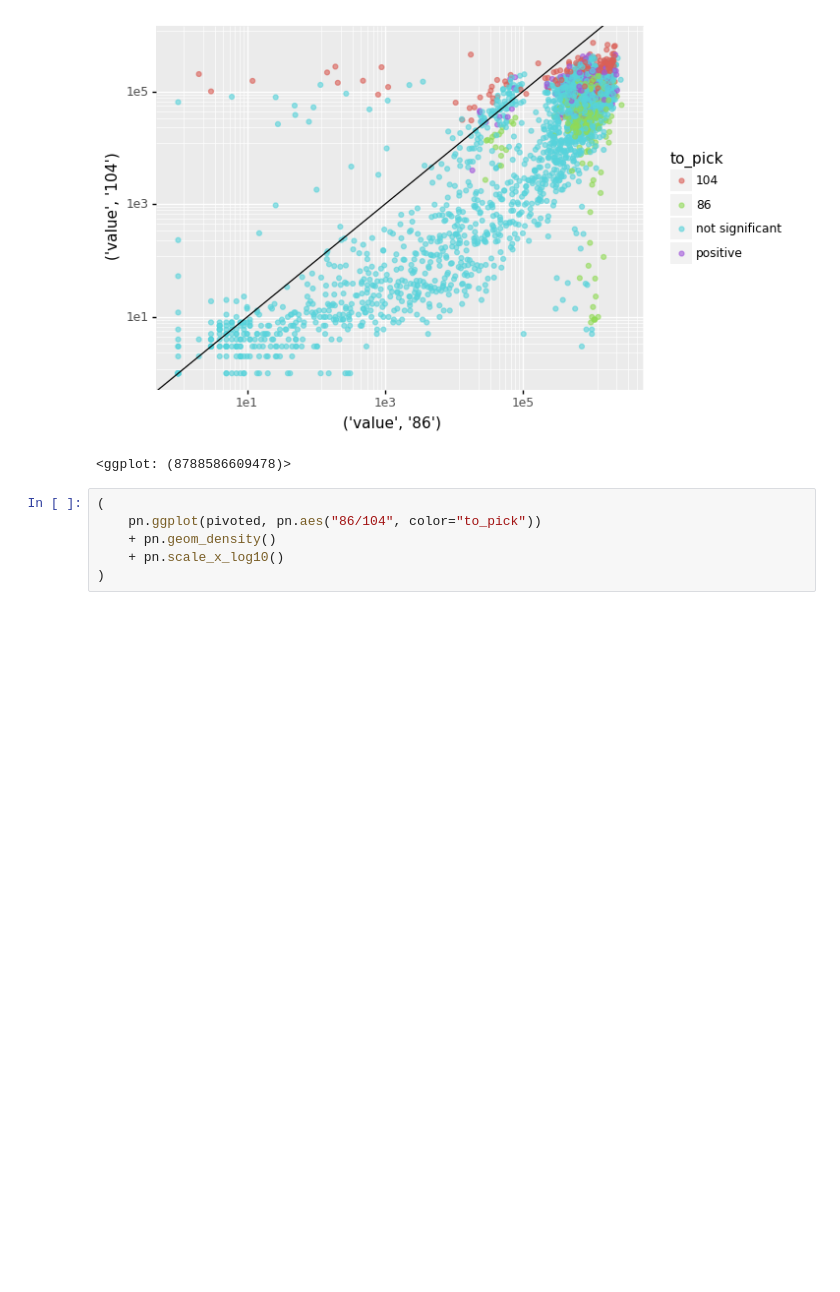
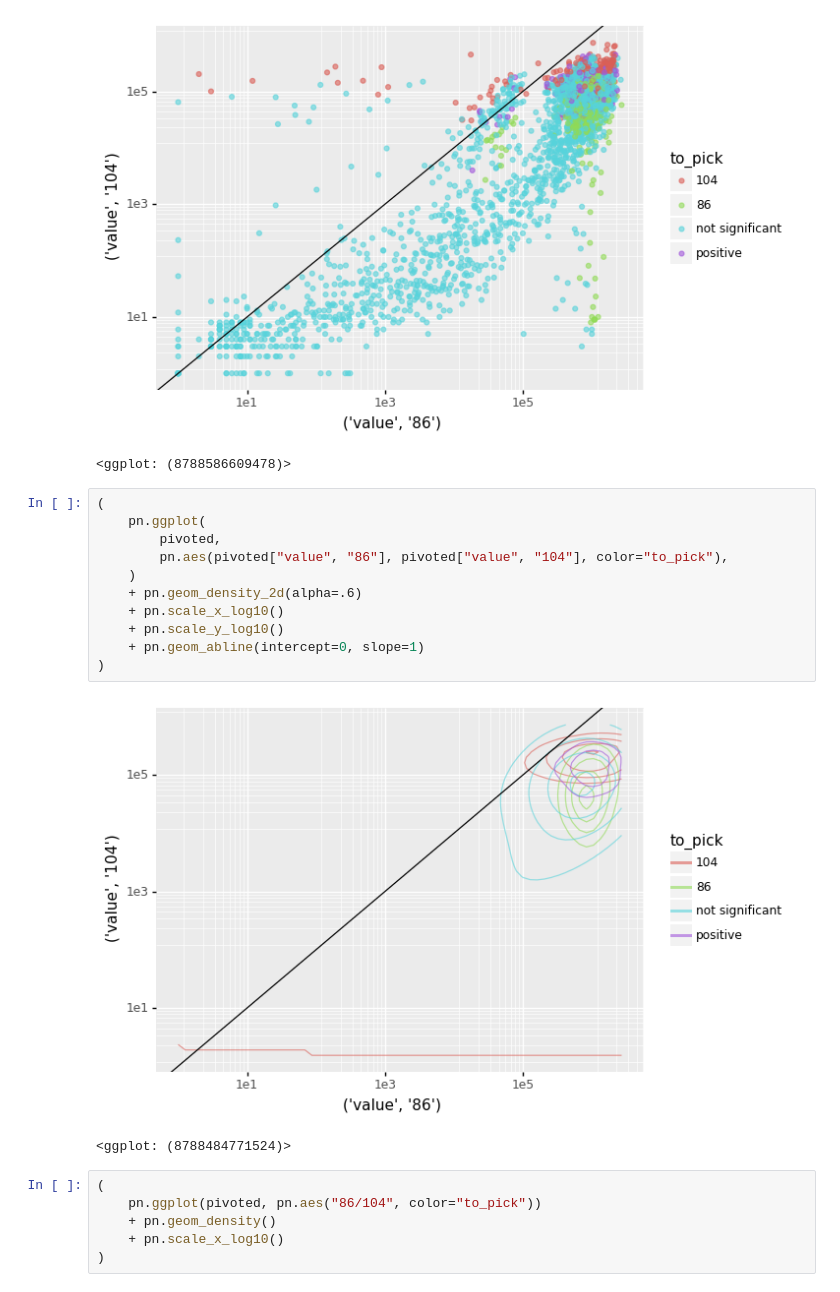
Before and after one commit to c-bun/ScreenTools, a Jupyter notebook: compile_data.ipynb, the cells around one changed output. Drawn from its saved outputs; the diff is of its cells as text; blank space fills up the shorter version.

Commit message:
surface plot

```diff
--- a/compile_data.ipynb
+++ b/compile_data.ipynb
@@ -124,6 +124,20 @@ Selectivity. This is interesting. It looks like overall the C8 library prefers 8
 # %% [output]
 [figure]
 <ggplot: (8788586609478)>
+# %%
+(
+    pn.ggplot(
+        pivoted,
+        pn.aes(pivoted["value", "86"], pivoted["value", "104"], color="to_pick"),
+    )
+    + pn.geom_density_2d(alpha=.6)
+    + pn.scale_x_log10()
+    + pn.scale_y_log10()
+    + pn.geom_abline(intercept=0, slope=1)
+)
+# %% [output]
+[figure, added]
+<ggplot: (8788484771524)>
 # %%
 (
     pn.ggplot(pivoted, pn.aes("86/104", color="to_pick"))
```
